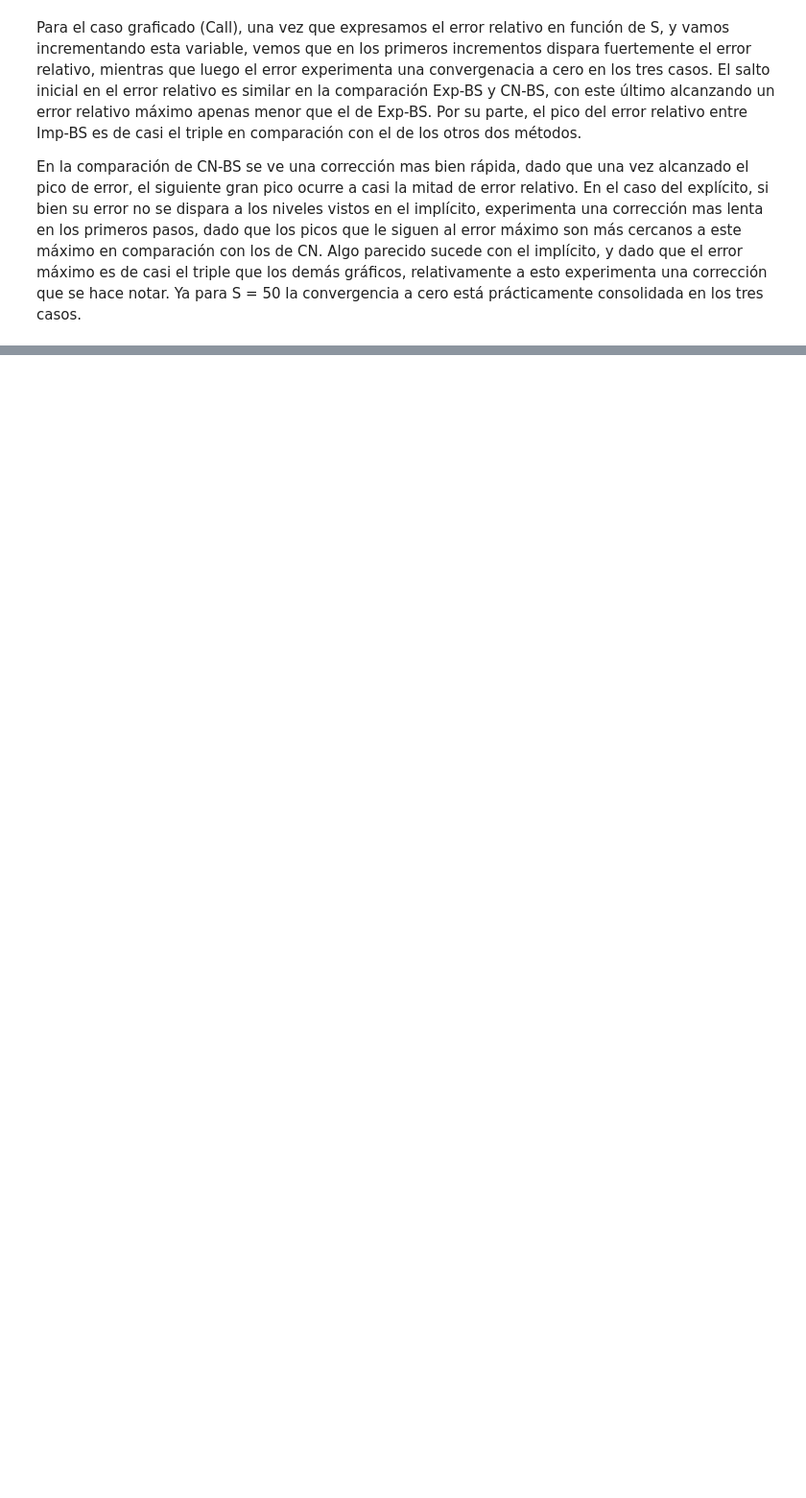
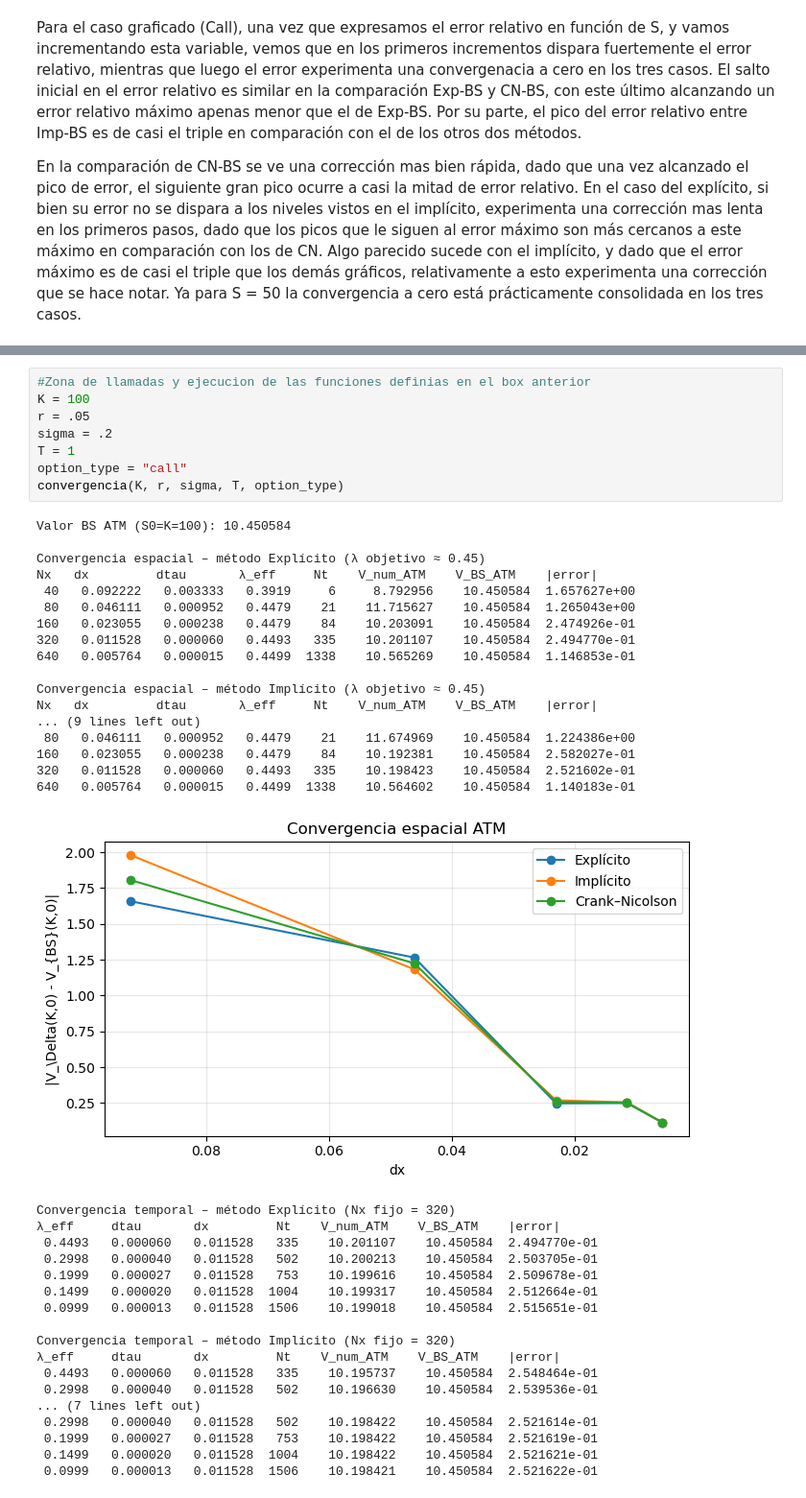
Before and after one commit to BautyRemondino2/finCompu_tp3, a Jupyter notebook: main.ipynb, the cells around one changed output, grey strips where cells are left out. Shown at 96% size. Drawn from its saved outputs; the diff is of its cells as text; blank space fills up the shorter version.

```diff
--- a/main.ipynb
+++ b/main.ipynb
@@ -911,0 +953,44 @@ NameError: name 'bs_price' is not defined
+# %%
+#Zona de llamadas y ejecucion de las funciones definias en el box anterior
+K = 100
+r = .05
+sigma = .2
+T = 1
+option_type = "call"
+convergencia(K, r, sigma, T, option_type)
+# %% [output]
+Valor BS ATM (S0=K=100): 10.450584
+
+Convergencia espacial – método Explícito (λ objetivo ≈ 0.45)
+Nx   dx         dtau       λ_eff     Nt    V_num_ATM    V_BS_ATM    |error|
+ 40   0.092222   0.003333   0.3919     6     8.792956    10.450584  1.657627e+00
+ 80   0.046111   0.000952   0.4479    21    11.715627    10.450584  1.265043e+00
+160   0.023055   0.000238   0.4479    84    10.203091    10.450584  2.474926e-01
+320   0.011528   0.000060   0.4493   335    10.201107    10.450584  2.494770e-01
+640   0.005764   0.000015   0.4499  1338    10.565269    10.450584  1.146853e-01
+
+Convergencia espacial – método Implícito (λ objetivo ≈ 0.45)
+Nx   dx         dtau       λ_eff     Nt    V_num_ATM    V_BS_ATM    |error|
+... (9 lines left out)
+ 80   0.046111   0.000952   0.4479    21    11.674969    10.450584  1.224386e+00
+160   0.023055   0.000238   0.4479    84    10.192381    10.450584  2.582027e-01
+320   0.011528   0.000060   0.4493   335    10.198423    10.450584  2.521602e-01
+640   0.005764   0.000015   0.4499  1338    10.564602    10.450584  1.140183e-01
+[figure, added]
+Convergencia temporal – método Explícito (Nx fijo = 320)
+λ_eff     dtau       dx         Nt    V_num_ATM    V_BS_ATM    |error|
+ 0.4493   0.000060   0.011528   335    10.201107    10.450584  2.494770e-01
+ 0.2998   0.000040   0.011528   502    10.200213    10.450584  2.503705e-01
+ 0.1999   0.000027   0.011528   753    10.199616    10.450584  2.509678e-01
+ 0.1499   0.000020   0.011528  1004    10.199317    10.450584  2.512664e-01
+ 0.0999   0.000013   0.011528  1506    10.199018    10.450584  2.515651e-01
+
+Convergencia temporal – método Implícito (Nx fijo = 320)
+λ_eff     dtau       dx         Nt    V_num_ATM    V_BS_ATM    |error|
+ 0.4493   0.000060   0.011528   335    10.195737    10.450584  2.548464e-01
+ 0.2998   0.000040   0.011528   502    10.196630    10.450584  2.539536e-01
+... (7 lines left out)
+ 0.2998   0.000040   0.011528   502    10.198422    10.450584  2.521614e-01
+ 0.1999   0.000027   0.011528   753    10.198422    10.450584  2.521619e-01
+ 0.1499   0.000020   0.011528  1004    10.198422    10.450584  2.521621e-01
+ 0.0999   0.000013   0.011528  1506    10.198421    10.450584  2.521622e-01
```
Also changed, not shown: parts of 7 cells of this notebook.
